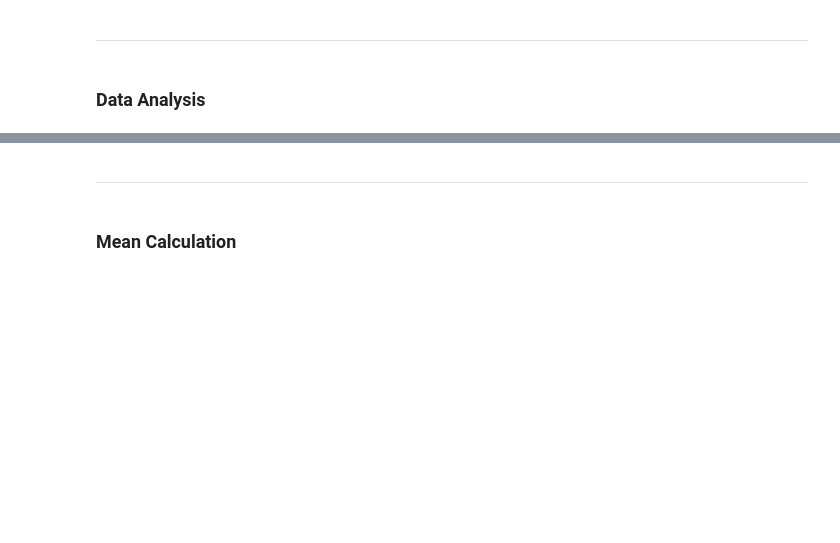
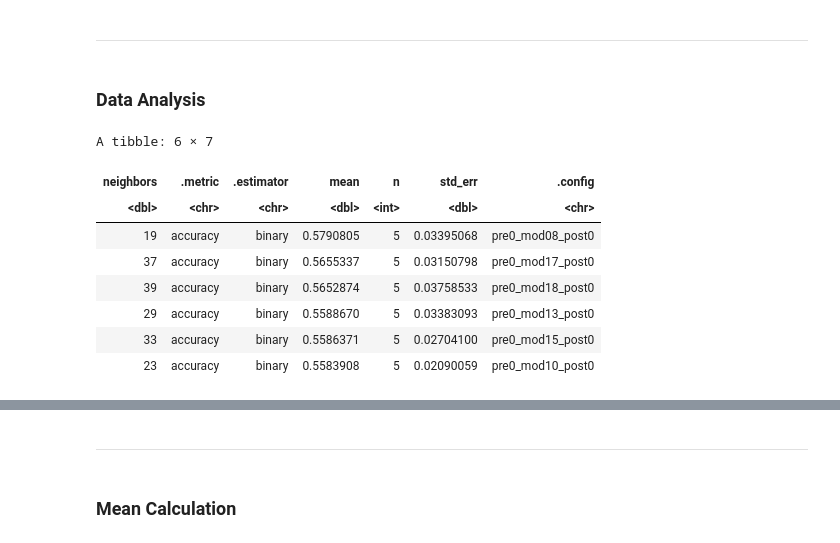
Before and after one commit to MatthewKyi/DSCI100-004-37, a Jupyter notebook: Group 37- Final Project.ipynb, the cells around one changed output, grey strips where cells are left out. Drawn from its saved outputs; the diff is of its cells as text; code cells hidden in the pictures; blank space fills up the shorter version.

```diff
--- a/Group 37- Final Project.ipynb
+++ b/Group 37- Final Project.ipynb
@@ -208,25 +327,42 @@ players_test <- testing(players_split)
 players_vfold <- vfold_cv(players_train, v = 5, strata = subscribe)
 # %%
+# define recipe
 players_recipe <- recipe(subscribe ~ age + played_hours,
                         data = players_train) |>
   step_scale(all_predictors()) |>
-  step_center(all_predictors())
+  step_center(all_predictors()) |>
+  step_smote(subscribe)
 # %%
-knn_spec <- nearest_neighbor(weight_func = "rectangular",
+# define KNN model specification with tunable neighbors
+knn_spec <- nearest_neighbor(weight_func = "optimal",
                              neighbors = tune()) |>
   set_engine("kknn") |>
   set_mode("classification")
 # %%
-k_vals <- tibble(neighbors = seq(from = 1, to = 25, by = 1))
+# define range of k values to try
+k_vals <- tibble(neighbors = seq(from = 5, to = 40, by = 2))
 
+# tune KNN model over the range of k values with cross-validation
 knn_results <- workflow() |>
   add_recipe(players_recipe) |>
   add_model(knn_spec) |>
   tune_grid(resamples = players_vfold, grid = k_vals) |>
   collect_metrics()
 
+# display accuracies for best k values
 accuracies <- knn_results |>
-  filter(.metric == "accuracy")
+  filter(.metric == "accuracy") |>
+  arrange(desc(mean))
 
-accuracies
+head(accuracies)
+# %% [output]
+A tibble: 6 × 7
+| neighbors | .metric | .estimator | mean | n | std_err | .config |
+| <dbl> | <chr> | <chr> | <dbl> | <int> | <dbl> | <chr> |
+| 19 | accuracy | binary | 0.5790805 | 5 | 0.03395068 | pre0_mod08_post0 |
+| 37 | accuracy | binary | 0.5655337 | 5 | 0.03150798 | pre0_mod17_post0 |
+| 39 | accuracy | binary | 0.5652874 | 5 | 0.03758533 | pre0_mod18_post0 |
+| 29 | accuracy | binary | 0.5588670 | 5 | 0.03383093 | pre0_mod13_post0 |
+| 33 | accuracy | binary | 0.5586371 | 5 | 0.02704100 | pre0_mod15_post0 |
+| 23 | accuracy | binary | 0.5583908 | 5 | 0.02090059 | pre0_mod10_post0 |
 # %%
```
Also changed, not shown: parts of 23 cells of this notebook.
